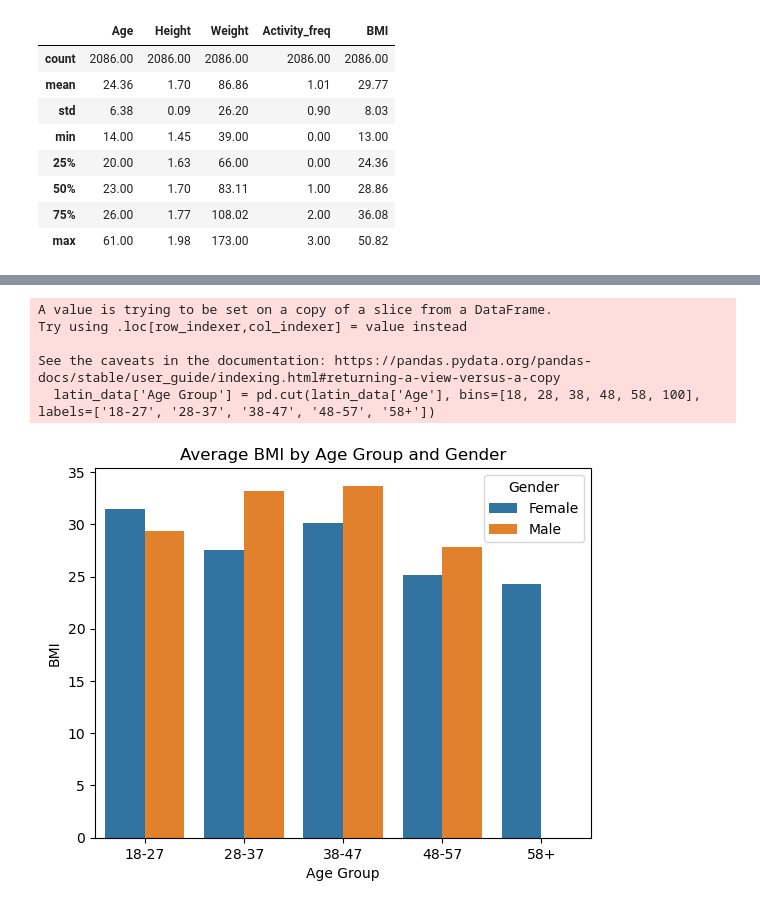
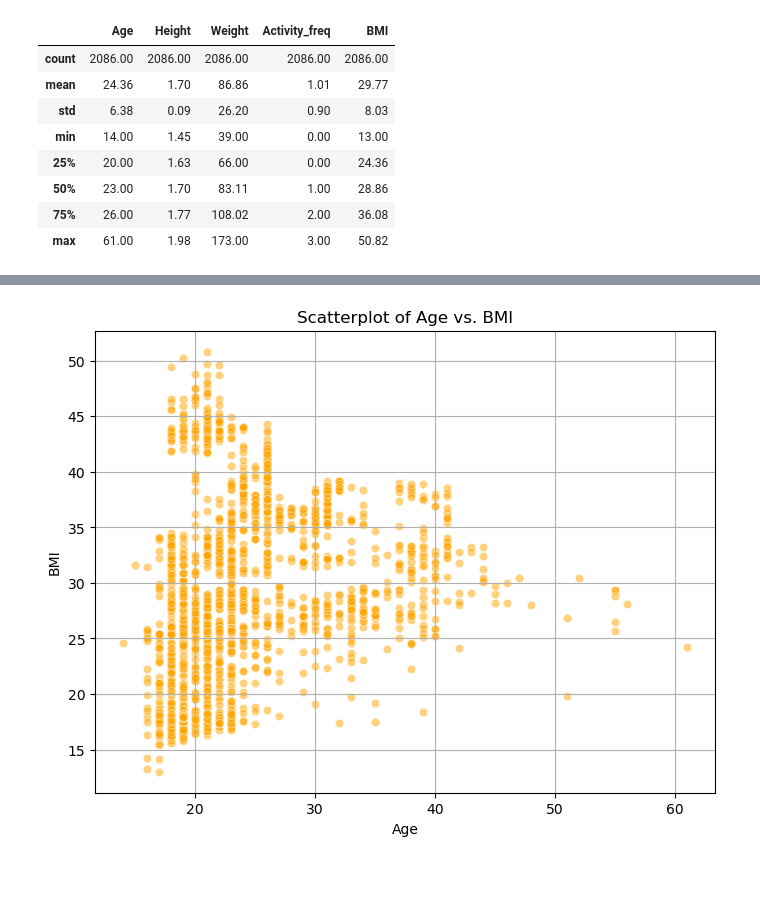
Before and after one commit to DmanDSR/Week_3_Project, a Jupyter notebook: main.ipynb, the cells around one changed output, grey strips where cells are left out. Drawn from its saved outputs; the diff is of its cells as text; code cells hidden in the pictures; blank space fills up the shorter version.

Commit message:
visuals

```diff
--- a/main.ipynb
+++ b/main.ipynb
@@ -398,19 +377,13 @@ See the caveats in the documentation: https://pandas.pydata.org/pandas-docs/stab
-# %%
-grouped =latin_data.groupby(['Age', 'Gender'])['BMI'].mean().reset_index()
-latin_data['Age Group'] = pd.cut(latin_data['Age'], bins=[18, 28, 38, 48, 58, 100], labels=['18-27', '28-37', '38-47', '48-57', '58+'])
-
-# Calculate the average BMI for each gender within each age group
-grouped = latin_data.groupby(['Age Group', 'Gender'])['BMI'].mean().reset_index()
-
-# Create a grouped bar chart
-sns.barplot(x='Age Group', y='BMI', hue='Gender', data=grouped)
-plt.title('Average BMI by Age Group and Gender')
-plt.ylabel('BMI')
-plt.show()
-# %% [output]
-A value is trying to be set on a copy of a slice from a DataFrame.
-Try using .loc[row_indexer,col_indexer] = value instead
-
-See the caveats in the documentation: https://pandas.pydata.org/pandas-docs/stable/user_guide/indexing.html#returning-a-view-versus-a-copy
-  latin_data['Age Group'] = pd.cut(latin_data['Age'], bins=[18, 28, 38, 48, 58, 100], labels=['18-27', '28-37', '38-47', '48-57', '58+'])
-[figure, removed]
+# %%
+
+
+# Create a scatterplot using seaborn with orange color
+plt.figure(figsize=(8, 6))
+sns.scatterplot(x='Age', y='BMI', data=latin_data, alpha=0.5, color='orange')  # Specify color as 'orange'
+plt.title('Scatterplot of Age vs. BMI')
+plt.xlabel('Age')
+plt.ylabel('BMI')
+plt.grid(True)
+plt.show()
+# %% [output]
+[figure, added]
```
Also changed, not shown: parts of 8 cells of this notebook, 1 other file.
